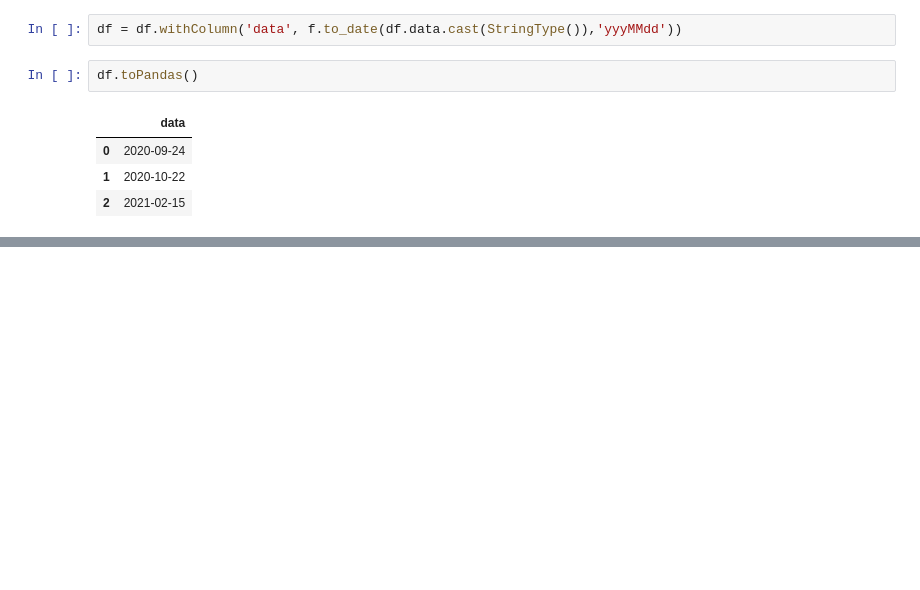
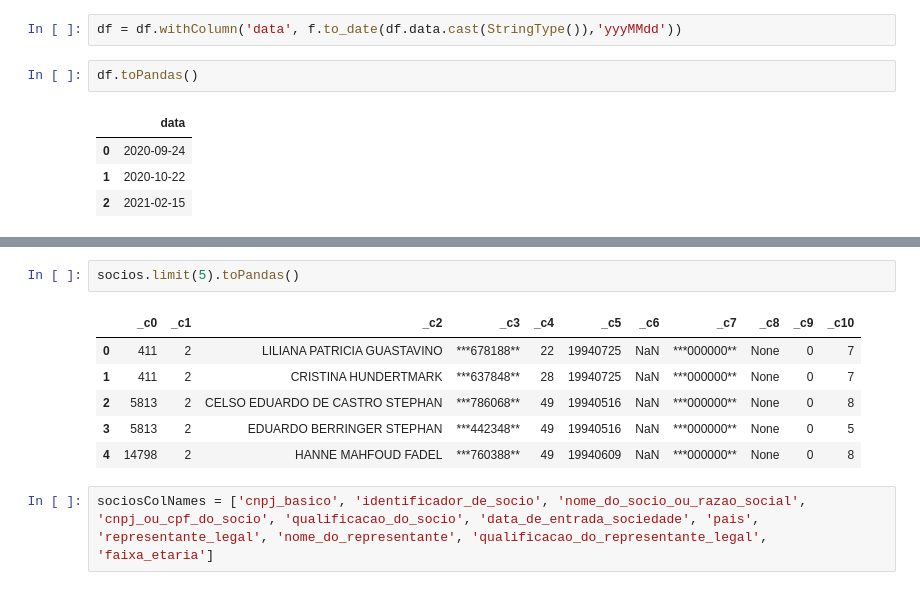
Before and after one commit to phcassemiro/projetoSpark, a Jupyter notebook: projetoSpark.ipynb, the cells around one changed output, grey strips where cells are left out. Drawn from its saved outputs; the diff is of its cells as text; blank space fills up the shorter version.

```diff
--- a/projetoSpark.ipynb
+++ b/projetoSpark.ipynb
@@ -144,0 +177,11 @@ df.toPandas()
+# %%
+socios.limit(5).toPandas()
+# %% [output]
+|  | _c0 | _c1 | _c2 | _c3 | _c4 | _c5 | _c6 | _c7 | _c8 | _c9 | _c10 |
+| 0 | 411 | 2 | LILIANA PATRICIA GUASTAVINO | ***678188** | 22 | 19940725 | NaN | ***000000** | None | 0 | 7 |
+| 1 | 411 | 2 | CRISTINA HUNDERTMARK | ***637848** | 28 | 19940725 | NaN | ***000000** | None | 0 | 7 |
+| 2 | 5813 | 2 | CELSO EDUARDO DE CASTRO STEPHAN | ***786068** | 49 | 19940516 | NaN | ***000000** | None | 0 | 8 |
+| 3 | 5813 | 2 | EDUARDO BERRINGER STEPHAN | ***442348** | 49 | 19940516 | NaN | ***000000** | None | 0 | 5 |
+| 4 | 14798 | 2 | HANNE MAHFOUD FADEL | ***760388** | 49 | 19940609 | NaN | ***000000** | None | 0 | 8 |
+# %%
+sociosColNames = ['cnpj_basico', 'identificador_de_socio', 'nome_do_socio_ou_razao_social', 'cnpj_ou_cpf_do_socio', 'qualificacao_do_socio', 'data_de_entrada_sociedade', 'pais', 'representante_legal', 'nome_do_representante', 'qualificacao_do_representante_legal', 'faixa_etaria']
```
Also changed, not shown: parts of 7 cells of this notebook.
